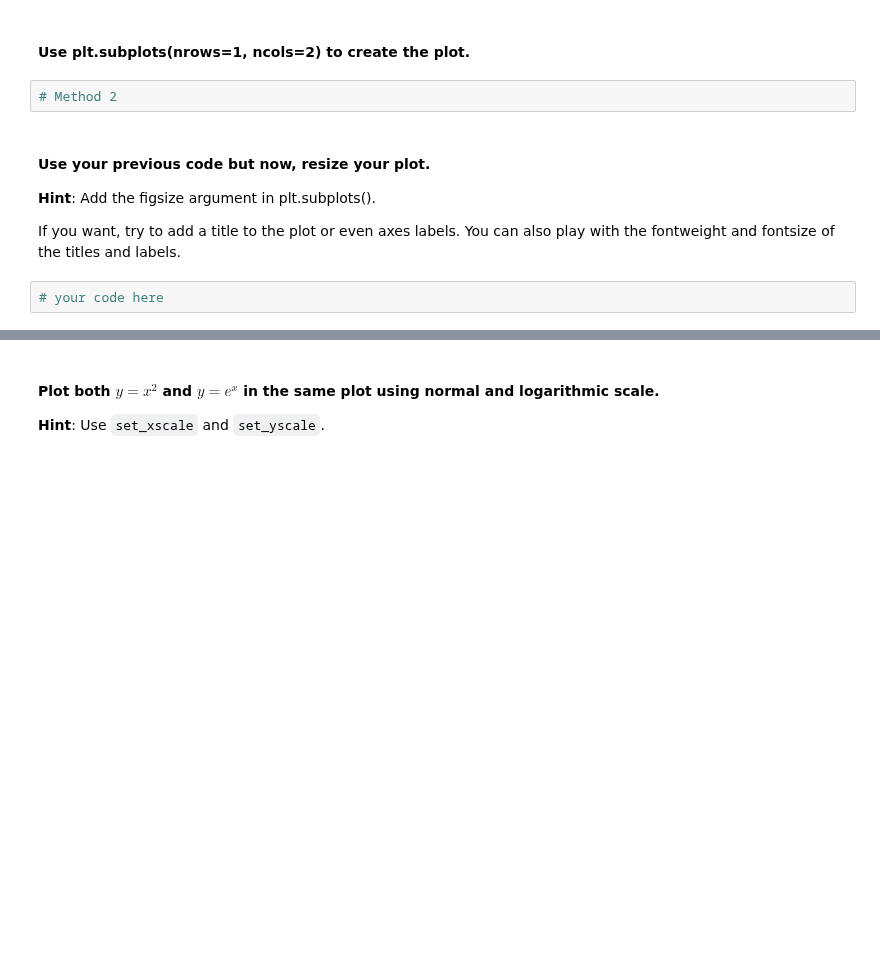
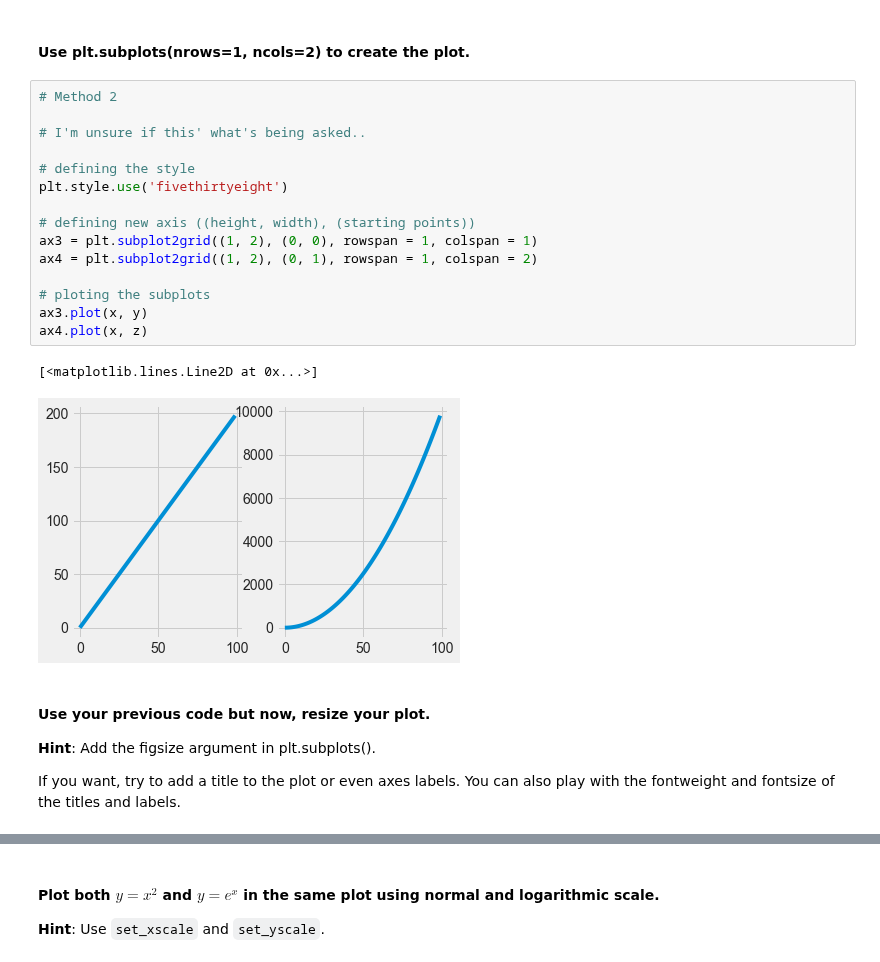
Before and after one commit to ta-data-lis/lab-matplotlib-seaborn, a Jupyter notebook: your-code/main.ipynb, the cells around one changed output, grey strips where cells are left out. Saved outputs shown, nothing was run; the diff lists cells and outputs as text; blank space fills up the shorter version.

```diff
--- a/your-code/main.ipynb
+++ b/your-code/main.ipynb
@@ -25,11 +85,25 @@ Also, play around with the linewidth and style. Use the ones you're most happy w
 # %% [markdown]
 #### Use plt.subplots(nrows=1, ncols=2) to create the plot.
-# %%
-# Method 2
+# %%
+# Method 2
+
+# I'm unsure if this' what's being asked..
+
+# defining the style
+plt.style.use('fivethirtyeight')
+
+# defining new axis ((height, width), (starting points))
+ax3 = plt.subplot2grid((1, 2), (0, 0), rowspan = 1, colspan = 1)
+ax4 = plt.subplot2grid((1, 2), (0, 1), rowspan = 1, colspan = 2)
+
+# ploting the subplots
+ax3.plot(x, y)
+ax4.plot(x, z)
+# %% [output]
+[<matplotlib.lines.Line2D at 0x...>]
+[figure, added]
 # %% [markdown]
 #### Use your previous code but now, resize your plot.
 **Hint**: Add the figsize argument in plt.subplots().
 
 If you want, try to add a title to the plot or even axes labels. You can also play with the fontweight and fontsize of the titles and labels.
-# %%
-# your code here
```
Also changed, not shown: parts of 17 cells of this notebook.
